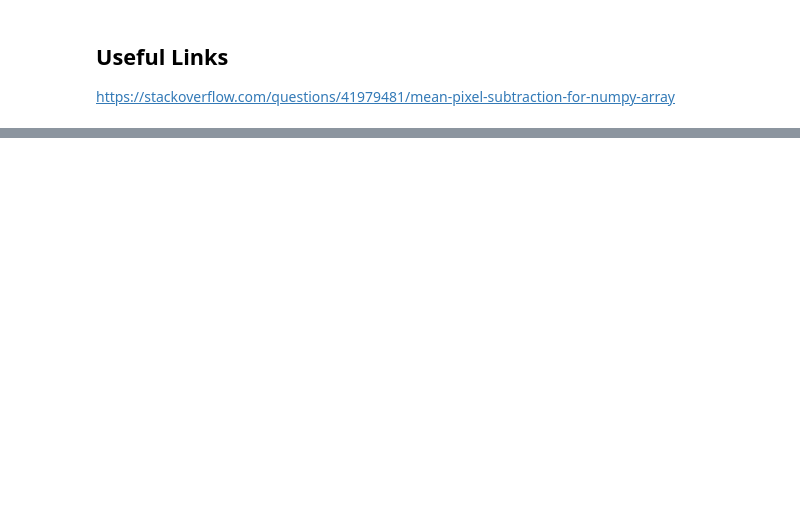
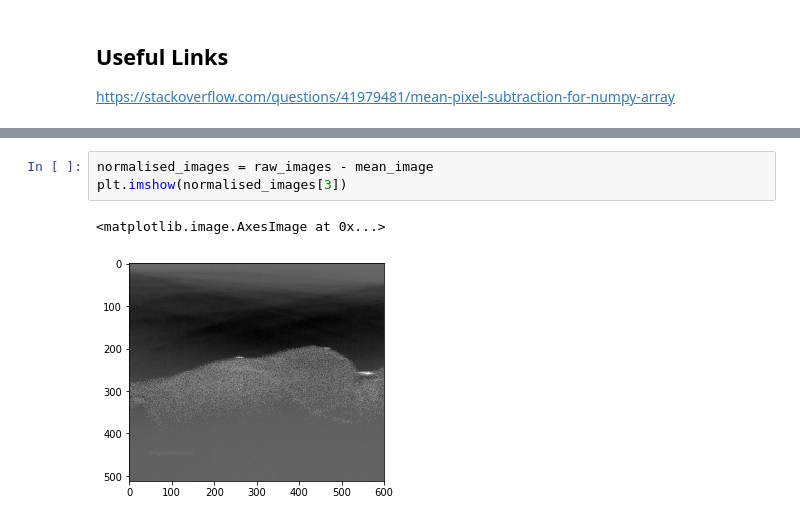
Before and after one commit to simasima121/relaynet_pytorch, a Jupyter notebook: Normalise.ipynb, the cells around one changed output, grey strips where cells are left out. Saved outputs shown, nothing was run; the diff lists cells and outputs as text; blank space fills up the shorter version.

```diff
--- a/Normalise.ipynb
+++ b/Normalise.ipynb
@@ -43,0 +162,6 @@ def list_all_files(directory):
+# %%
+normalised_images = raw_images - mean_image
+plt.imshow(normalised_images[3])
+# %% [output]
+<matplotlib.image.AxesImage at 0x...>
+[figure, added]
```
Also changed, not shown: parts of 18 cells of this notebook, 5 other files.
